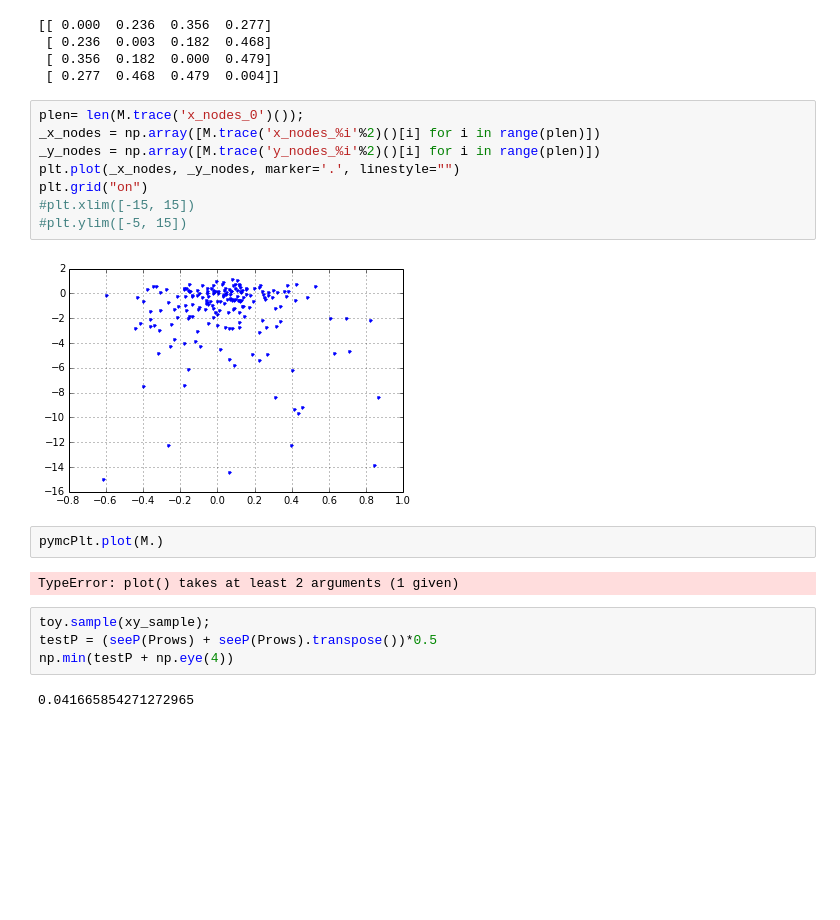
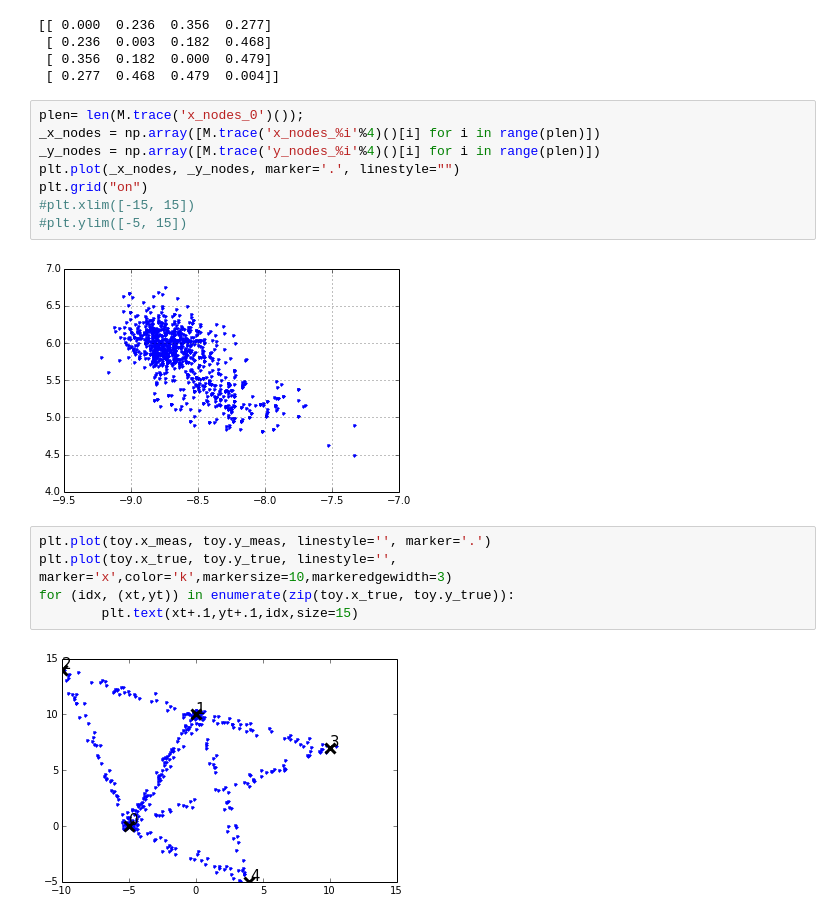
Before and after one commit to sisl/autoATC, a Jupyter notebook: MCMC/MCMC_toy.ipynb, the cells around one changed output. Saved outputs shown, nothing was run; the diff lists cells and outputs as text; blank space fills up the shorter version.

```diff
--- a/MCMC/MCMC_toy.ipynb
+++ b/MCMC/MCMC_toy.ipynb
@@ -144,21 +121,18 @@ print(iterP)
  [ 0.277  0.468  0.479  0.004]]
 # %%
 plen= len(M.trace('x_nodes_0')());
-_x_nodes = np.array([M.trace('x_nodes_%i'%2)()[i] for i in range(plen)])
-_y_nodes = np.array([M.trace('y_nodes_%i'%2)()[i] for i in range(plen)])
+_x_nodes = np.array([M.trace('x_nodes_%i'%4)()[i] for i in range(plen)])
+_y_nodes = np.array([M.trace('y_nodes_%i'%4)()[i] for i in range(plen)])
 plt.plot(_x_nodes, _y_nodes, marker='.', linestyle="")
 plt.grid("on")
 #plt.xlim([-15, 15])
 #plt.ylim([-5, 15])
 # %% [output]
-[figure, old version]
+[figure, new version]
-# %%
-pymcPlt.plot(M.)
-# %% [output]
-TypeError: plot() takes at least 2 arguments (1 given)
-# %%
-toy.sample(xy_sample);
-testP = (seeP(Prows) + seeP(Prows).transpose())*0.5
-np.min(testP + np.eye(4))
-# %% [output]
-0.041665854271272965
+# %%
+plt.plot(toy.x_meas, toy.y_meas, linestyle='', marker='.')
+plt.plot(toy.x_true, toy.y_true, linestyle='', marker='x',color='k',markersize=10,markeredgewidth=3)
+for (idx, (xt,yt)) in enumerate(zip(toy.x_true, toy.y_true)):
+        plt.text(xt+.1,yt+.1,idx,size=15)
+# %% [output]
+[figure, added]
```
Also changed, not shown: parts of 11 cells of this notebook, 1 other file.
